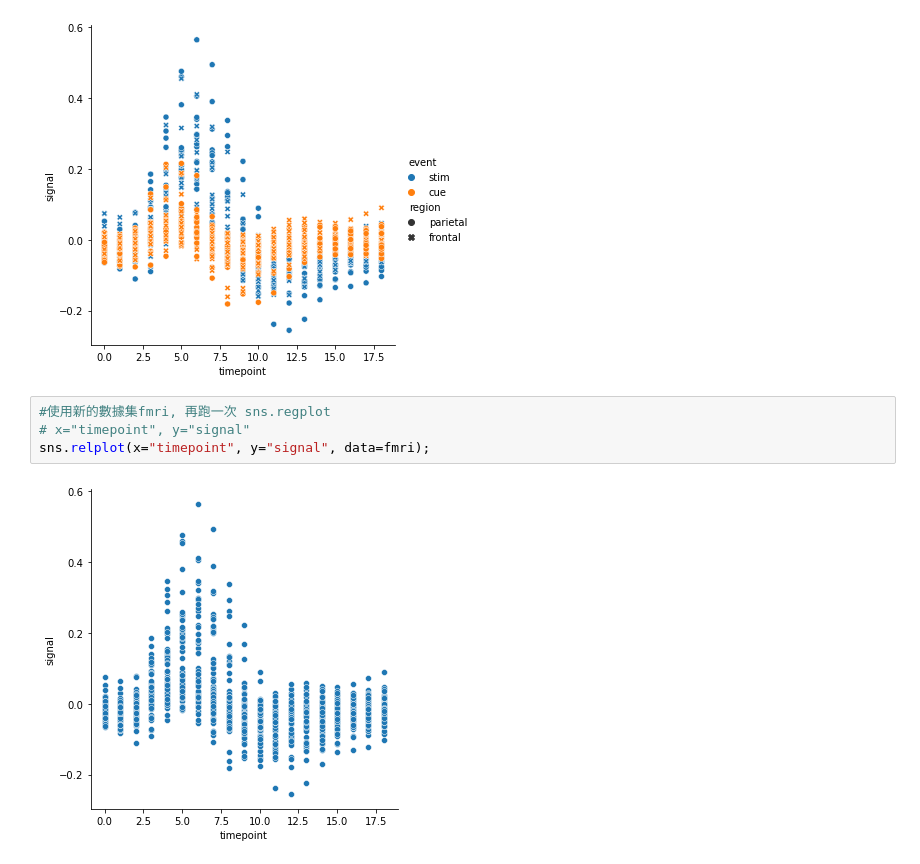
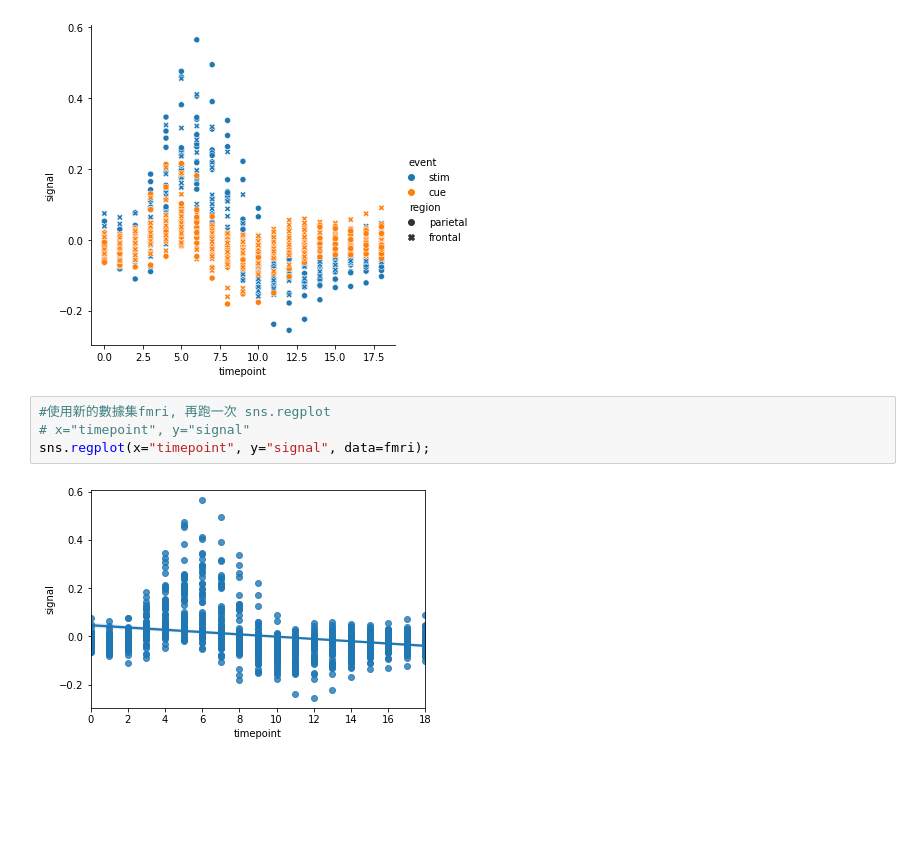
Before and after one commit to NaturalBug/python60days, a Jupyter notebook: D21_使用_Seaborn_進行資料視覺化/Data_Visualization_Day_3_作業.ipynb, the cells around one changed output. Saved outputs shown, nothing was run; the diff lists cells and outputs as text; blank space fills up the shorter version.

```diff
--- a/D21_使用_Seaborn_進行資料視覺化/Data_Visualization_Day_3_作業.ipynb
+++ b/D21_使用_Seaborn_進行資料視覺化/Data_Visualization_Day_3_作業.ipynb
@@ -67,6 +67,6 @@ sns.relplot(x="timepoint", y="signal", hue="event", style="region", data=fmri);
 # %%
 #使用新的數據集fmri, 再跑一次 sns.regplot
 # x="timepoint", y="signal"
-sns.relplot(x="timepoint", y="signal", data=fmri);
+sns.regplot(x="timepoint", y="signal", data=fmri);
 # %% [output]
-[figure, old version]
+[figure, new version]
```
